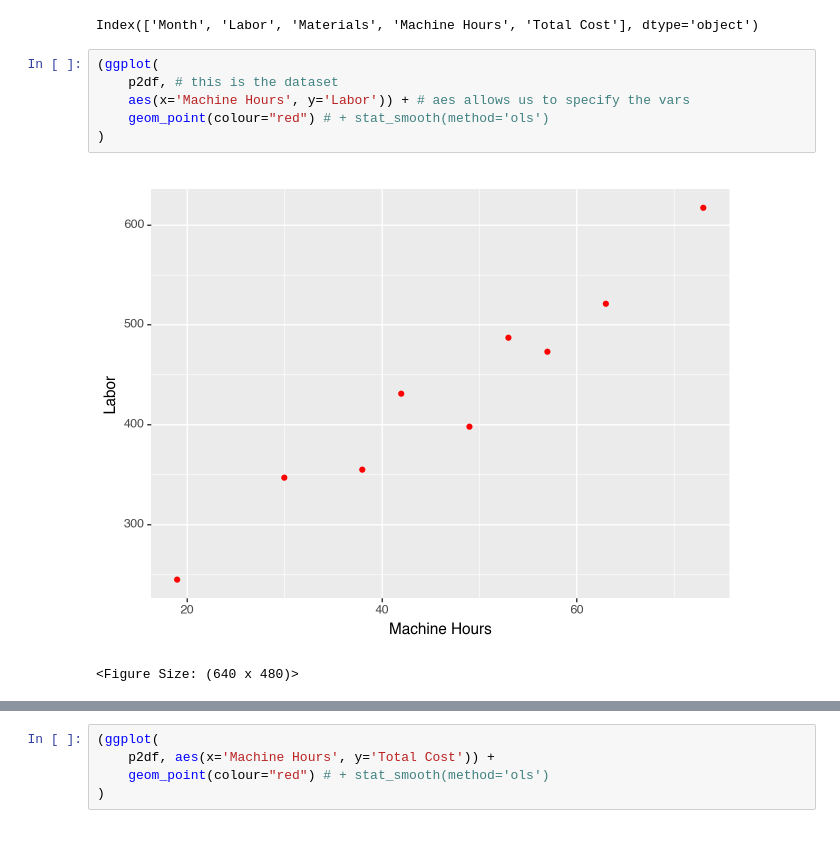
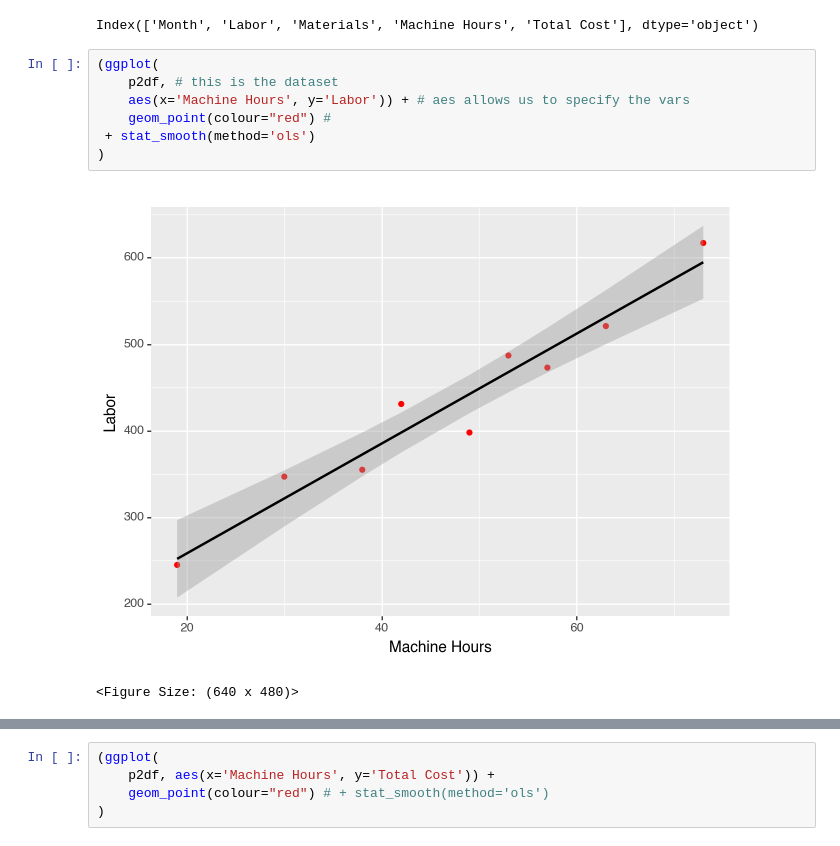
Before and after one commit to ArthurHowardMorris/ArthurHowardMorris.github.io, a Jupyter notebook: assets/slides/acct3210/S3/Lecture3CostEstimation.ipynb, the cells around one changed output, grey strips where cells are left out. Drawn from its saved outputs; the diff is of its cells as text.

```diff
--- a/assets/slides/acct3210/S3/Lecture3CostEstimation.ipynb
+++ b/assets/slides/acct3210/S3/Lecture3CostEstimation.ipynb
@@ -171,11 +171,12 @@ Index(['Month', 'Labor', 'Materials', 'Machine Hours', 'Total Cost'], dtype='obj
 # %%
 (ggplot(
     p2df, # this is the dataset
     aes(x='Machine Hours', y='Labor')) + # aes allows us to specify the vars
-    geom_point(colour="red") # + stat_smooth(method='ols')
+    geom_point(colour="red") #
+ + stat_smooth(method='ols')
 )
 # %% [output]
-[figure, old version]
+[figure, new version]
 <Figure Size: (640 x 480)>
 # %%
 (ggplot(
```
Also changed, not shown: parts of 2 cells of this notebook.
